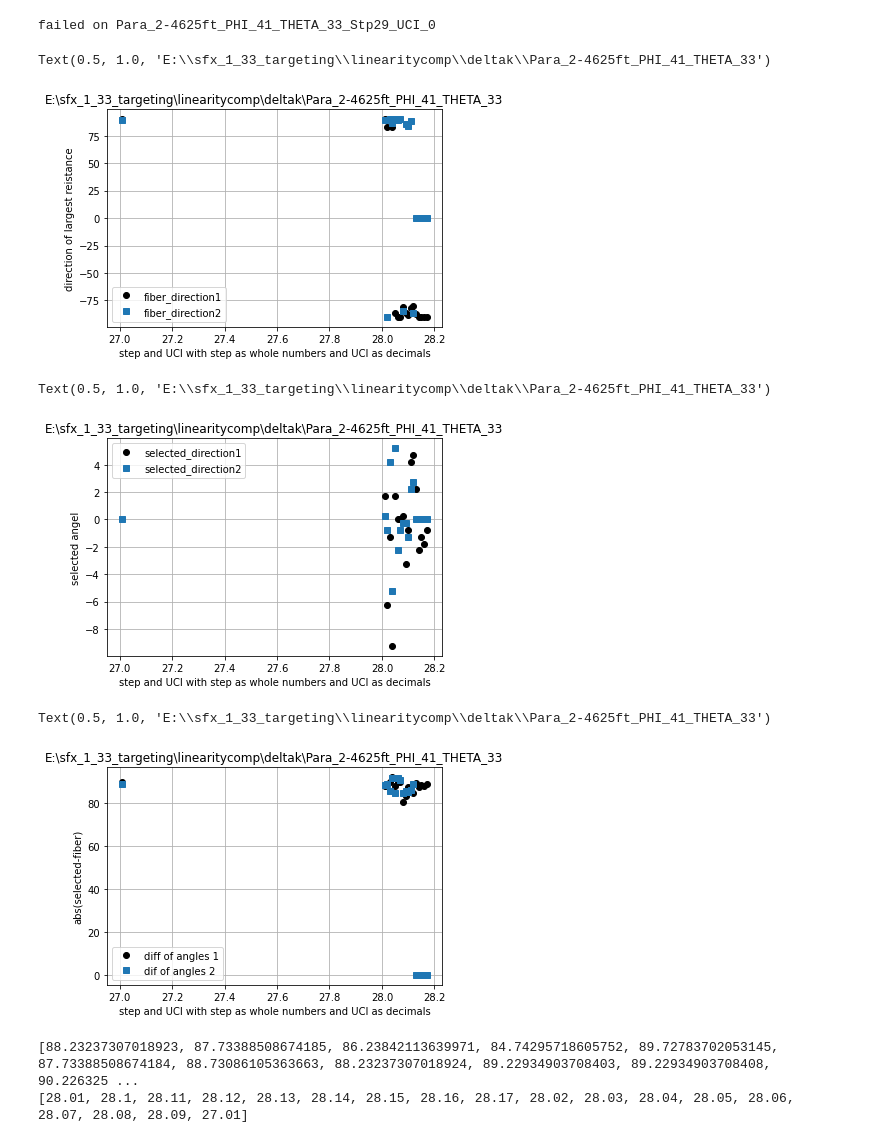
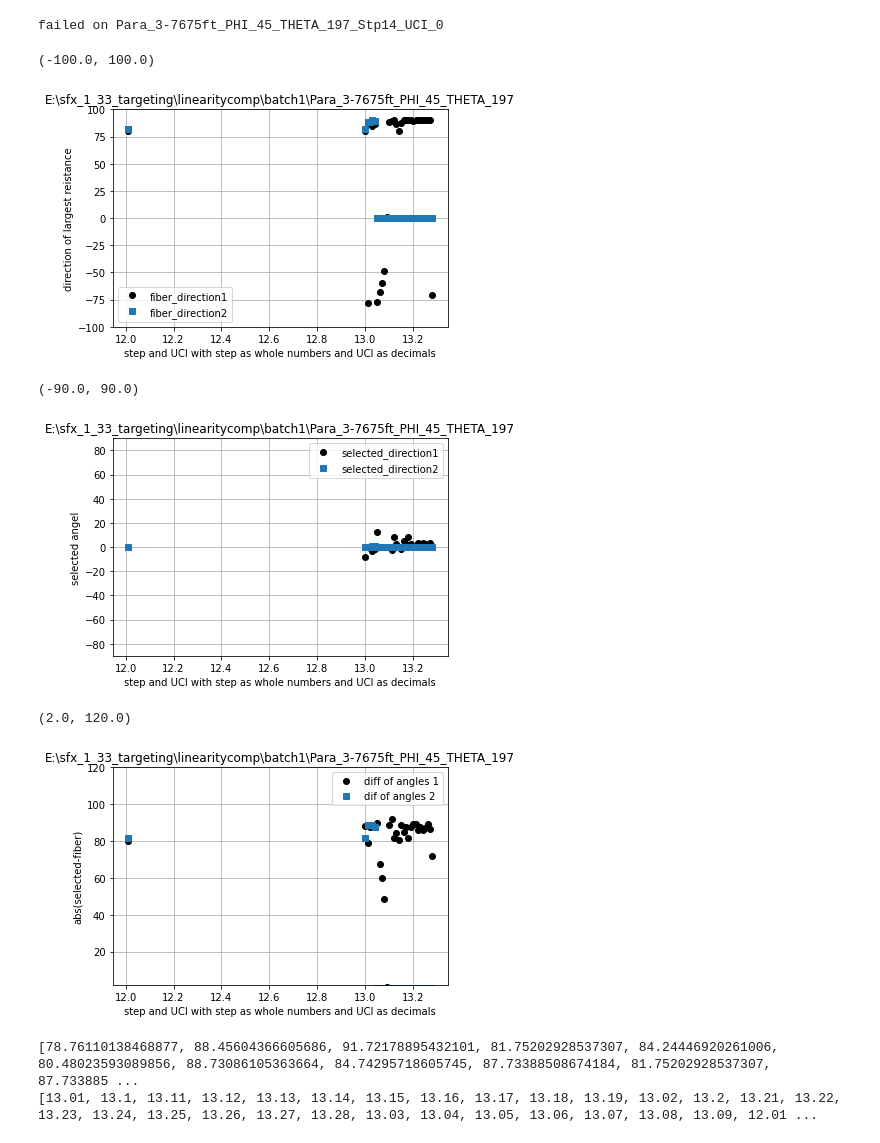
Before and after one commit to Bjorn-jo/sfxcodes, a Jupyter notebook: anglevsfibers.ipynb, the cells around one changed output. Cells and saved outputs as stored; diff of their text form; code cells hidden in the pictures.

Commit message:
modified:   SIF_factors.ipynb 	modified:   anglevsfibers.ipynb 	modified:   getlinearity.py

```diff
--- a/anglevsfibers.ipynb
+++ b/anglevsfibers.ipynb
@@ -297,7 +297,7 @@ def fiber_direction_finder(simulation_folder,checkpoint):
         # Store kink angle and extension information
         KINK.append(Kink_angle)
         EXTENSION.append( Extension )
-        SIF_factor_list.append(SIF_factor)
+        #SIF_factor_list.append(SIF_factor)
         max_fiber_direction_list.append(max_fiber_direction)
         selected_direction_list.append(selected_direction)
         #restivelist.append(max_reist)
@@ -306,13 +306,13 @@ def fiber_direction_finder(simulation_folder,checkpoint):
     return [max_fiber_direction_list,selected_direction_list]#,restivelist]
 # %%
 
-folder_path = 'E:\sfx_1_33_targeting\linearitycomp\deltak\Para_2-4625ft_PHI_41_THETA_33' #'Z:\\hirst\\brian_delta_k_initiation\\Para_3ft_PHI_50_THETA_260'
+folder_path = 'E:\\sfx_1_33_targeting\\linearitycomp\\batch1\\Para_3-7675ft_PHI_45_THETA_197' #'Z:\\hirst\\brian_delta_k_initiation\\Para_3ft_PHI_50_THETA_260'
 file_list = [] # lists all steps and uci as a string inaccuratly
 fiber_direction1,fiber_direction2=[],[] #direction of the greatest resistance of each front. greatest resistance is perpendicular to fiber
 selected_direction1,selected_direction2=[],[] # the direction the fornt travels in relative to the previous direction of 0
 folder_list=[]
 folder_listnum=[] #lists all propigations as ##(step).##(UCI)
-pattern = r"Stp(\d+)_UCI_(\d+)"
+pattern = r"Stp(\d+)_UCI_(\d+)" ##############TODO THIS CODE IS MISSING INITIAL_COMPLETED.
 for file_name in os.listdir(folder_path):
     if file_name.startswith("SimSettings_"):#look at all sim settings
         base_name, extension = os.path.splitext(file_name)
@@ -343,16 +343,31 @@ for step in file_list:
                 selected_direction2.append(0)
     except:
         print('failed on '+ step)# nice way to match up fails to no growth steps
+a = fiber_direction_finder(folder_path,"InitialCompleted")
+try:
+    fiber_direction2.append(a[0][1])#once for initiation is
+    fiber_direction2.append(a[0][1])# once after
+    #fiber_direction2.append(fiber_direction2[np.argmin(folder_listnum)])#appends the lowest step/uci to fiber direction2
+    selected_direction2.append(0) #makes the initial direction 0 degrees
+    selected_direction2.append(a[1][1]) #allows for auto selection after initation
+except:
+    fiber_direction2.append(0) #appends 0 if the second front doesnt exist for this step
+    selected_direction2.append(0)
+    fiber_direction2.append(0) #appends 0 if the second front doesnt exist for this step
+    selected_direction2.append(0)
+#fiber_direction1.append((fiber_direction1[np.argmin(folder_listnum)]))#appends the direction of the lowest step
+fiber_direction1.append(a[0][0])#appends fiber direction 1 to the first entry of the first entry
+fiber_direction1.append(a[0][0])#appends fiber direction 1 to the first entry of the first entry
+selected_direction1.append(0)# appends 00 due to k_diff initation using 0 degrees
+selected_direction1.append(a[1][0])
 
-fiber_direction2.append(fiber_direction2[np.argmin(folder_listnum)])#appends the lowest step/uci to fiber direction2
-selected_direction2.append(0) #makes the initial direction 0 degrees
-fiber_direction1.append((fiber_direction1[np.argmin(folder_listnum)]))#appends the direction of the lowest step
-selected_direction1.append(0)# appends 00 due to k_diff initation using 0 degrees
 folder_listnum.append(folder_listnum[np.argmin(folder_listnum)]-1) #sets the intiation to be one step before the lowest step
+folder_listnum.append(folder_listnum[np.argmin(folder_listnum)]+.99) #sets the intiation to be one step before the lowest step
+
 #print(folder_listnum)
 #print(folder_list)
 # %% [output]
-failed on Para_2-4625ft_PHI_41_THETA_33_Stp29_UCI_0
+failed on Para_3-7675ft_PHI_45_THETA_197_Stp14_UCI_0
 # %%
 #folder_listnum[0]='0'
 #folder_listnum=list(map(int,folder_listnum))
@@ -399,24 +414,26 @@ plt.legend(loc='best')
 #plt.axis([20.75,21.25,1,10])
 plt.grid()
 plt.title(folder_path)
+plt.ylim(-100,100)
 
 #print(max(max(fiber_direction1),max(front_2_factor)))
 # %% [output]
-Text(0.5, 1.0, 'E:\\sfx_1_33_targeting\\linearitycomp\\deltak\\Para_2-4625ft_PHI_41_THETA_33')
+(-100.0, 100.0)
-[figure, old version]
+[figure, new version]
 # %%
 plt.plot(folder_listnum,selected_direction1,'o',color='black',label='selected_direction1')
 plt.plot(folder_listnum,selected_direction2,'s', label='selected_direction2')
 #plt.plot([max(folder_listnum2),max(folder_listnum2)],[1,5],label='end of front 2')
 plt.xlabel('step and UCI with step as whole numbers and UCI as decimals')
 plt.ylabel('selected angel')
 plt.legend(loc='best')
 #plt.axis([20.75,21.25,1,10])
 plt.grid()
 plt.title(folder_path)
+plt.ylim(-90,90)
 # %% [output]
-Text(0.5, 1.0, 'E:\\sfx_1_33_targeting\\linearitycomp\\deltak\\Para_2-4625ft_PHI_41_THETA_33')
+(-90.0, 90.0)
-[figure, old version]
+[figure, new version]
 # %%
 plt.plot(folder_listnum,difference_between_fiber_and_selected_1,'o',color='black',label='diff of angles 1')
 plt.plot(folder_listnum,difference_between_fiber_and_selected_2,'s', label='dif of angles 2')
@@ -427,12 +444,13 @@ plt.legend(loc='best')
 #plt.axis([20.75,21.25,1,10])
 plt.grid()
 plt.title(folder_path)
+plt.ylim(2,120)
 # %% [output]
-Text(0.5, 1.0, 'E:\\sfx_1_33_targeting\\linearitycomp\\deltak\\Para_2-4625ft_PHI_41_THETA_33')
+(2.0, 120.0)
-[figure, old version]
+[figure, new version]
 # %%
 print(difference_between_fiber_and_selected_1)
 print(folder_listnum)
 # %% [output]
-[88.23237307018923, 87.73388508674185, 86.23842113639971, 84.74295718605752, 89.72783702053145, 87.73388508674184, 88.73086105363663, 88.23237307018924, 89.22934903708403, 89.22934903708408, 90.226325 ...
-[28.01, 28.1, 28.11, 28.12, 28.13, 28.14, 28.15, 28.16, 28.17, 28.02, 28.03, 28.04, 28.05, 28.06, 28.07, 28.08, 28.09, 27.01]
+[78.76110138468877, 88.45604366605686, 91.72178895432101, 81.75202928537307, 84.24446920261006, 80.48023593089856, 88.73086105363664, 84.74295718605745, 87.73388508674184, 81.75202928537307, 87.733885 ...
+[13.01, 13.1, 13.11, 13.12, 13.13, 13.14, 13.15, 13.16, 13.17, 13.18, 13.19, 13.02, 13.2, 13.21, 13.22, 13.23, 13.24, 13.25, 13.26, 13.27, 13.28, 13.03, 13.04, 13.05, 13.06, 13.07, 13.08, 13.09, 12.01 ...
```
Also changed, not shown: parts of 1 cell of this notebook, 2 other files.
